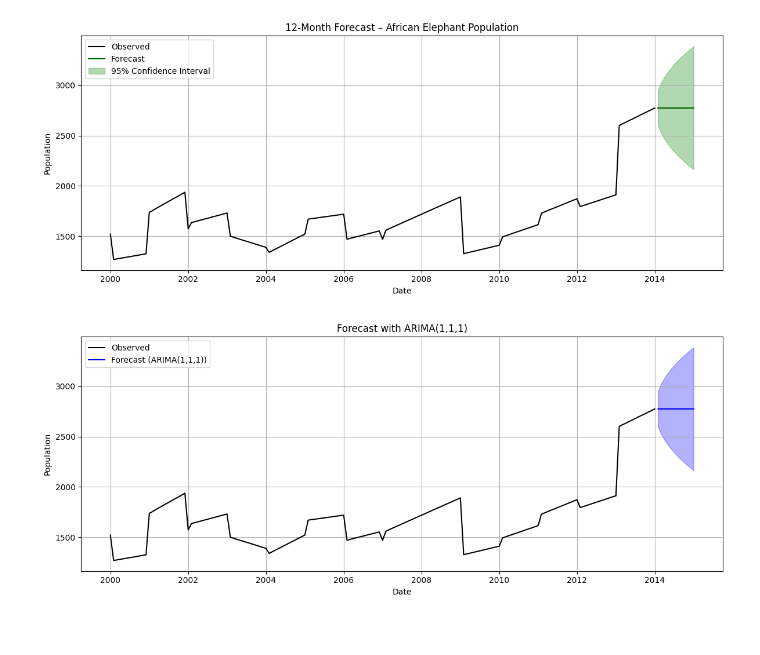
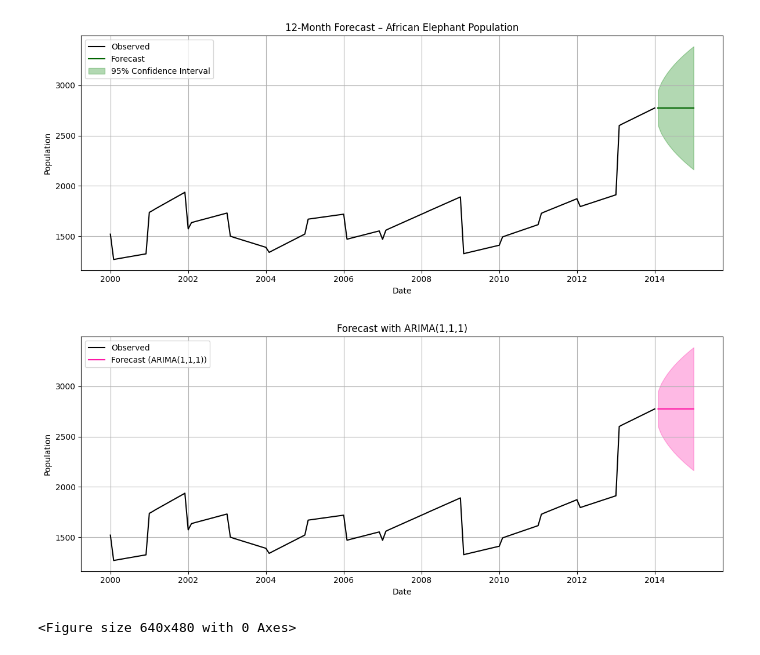
Before and after one commit to houdhoudGH/elephant-population-forecast, a Jupyter notebook: notebooks/population_forcasting.ipynb, the cells around one changed output. Saved outputs shown, nothing was run; the diff lists cells and outputs as text; code cells hidden in the pictures.

```diff
--- a/notebooks/population_forcasting.ipynb
+++ b/notebooks/population_forcasting.ipynb
@@ -111,31 +103,26 @@ plt.show()
 # %% [output]
 [figure]
 # %%
-from statsmodels.tsa.arima.model import ARIMA
-
-# Build and fit a more expressive model
 model = ARIMA(pop_clean, order=(1, 1, 1))
 fitted_model = model.fit()
 
-# Forecast 12 months
 forecast_obj = fitted_model.get_forecast(steps=12)
 forecast_mean = forecast_obj.predicted_mean
 forecast_ci = forecast_obj.conf_int()
 
-# Build date range
 future_dates = pd.date_range(start=pop_clean.index[-1] + pd.DateOffset(months=1), periods=12, freq='MS')
 
-# Plot
 plt.figure(figsize=(12, 5))
 plt.plot(pop_clean, label="Observed", color="black")
-plt.plot(future_dates, forecast_mean, label="Forecast (ARIMA(1,1,1))", color="blue")
-plt.fill_between(future_dates, forecast_ci.iloc[:, 0], forecast_ci.iloc[:, 1], color="blue", alpha=0.3)
+plt.plot(future_dates, forecast_mean, label="Forecast (ARIMA(1,1,1))", color="#fe18a6")
+plt.fill_between(future_dates, forecast_ci.iloc[:, 0], forecast_ci.iloc[:, 1], color="#fe18a6", alpha=0.3)
 plt.title("Forecast with ARIMA(1,1,1)")
 plt.xlabel("Date")
 plt.ylabel("Population")
 plt.legend()
 plt.grid(True)
 plt.tight_layout()
 plt.show()
 # %% [output]
-[figure, old version]
+[figure, new version]
+<Figure size 640x480 with 0 Axes>
```
Also changed, not shown: parts of 5 cells of this notebook, 3 other files.
